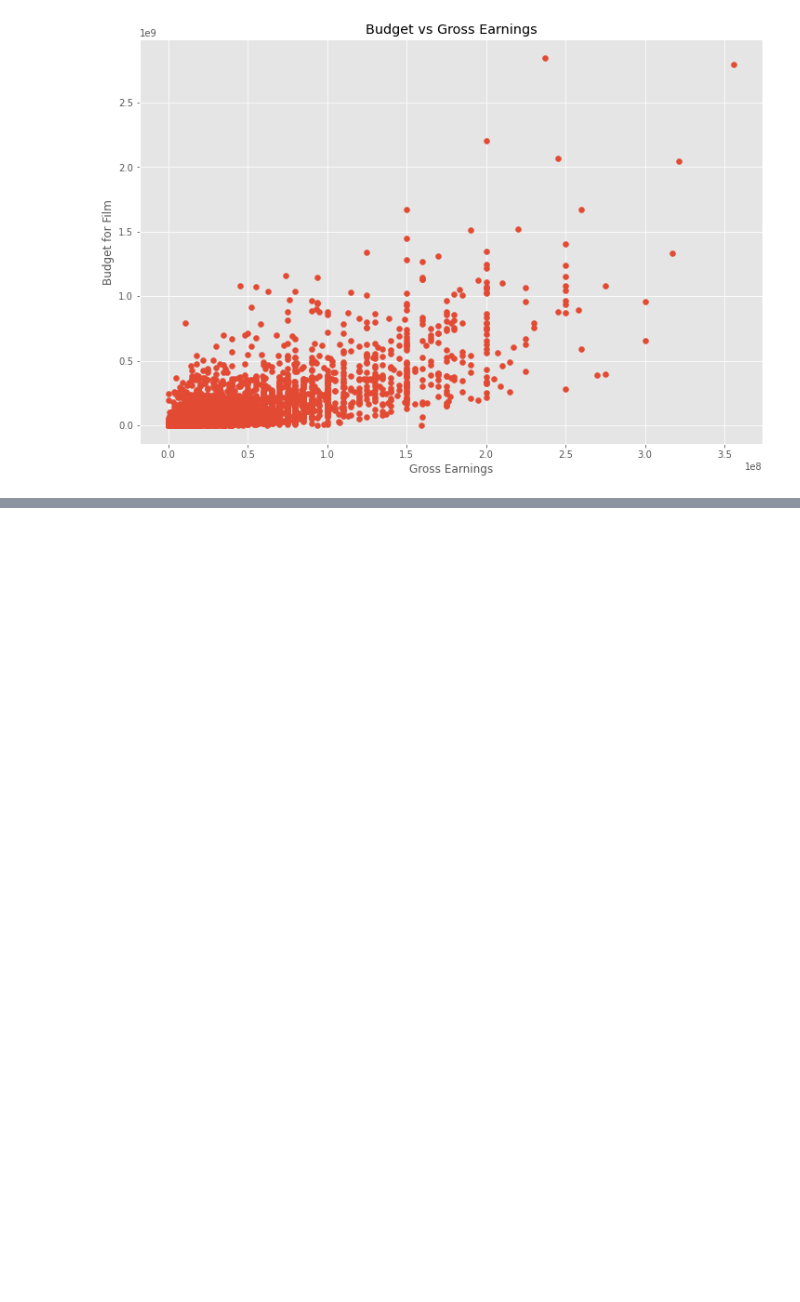
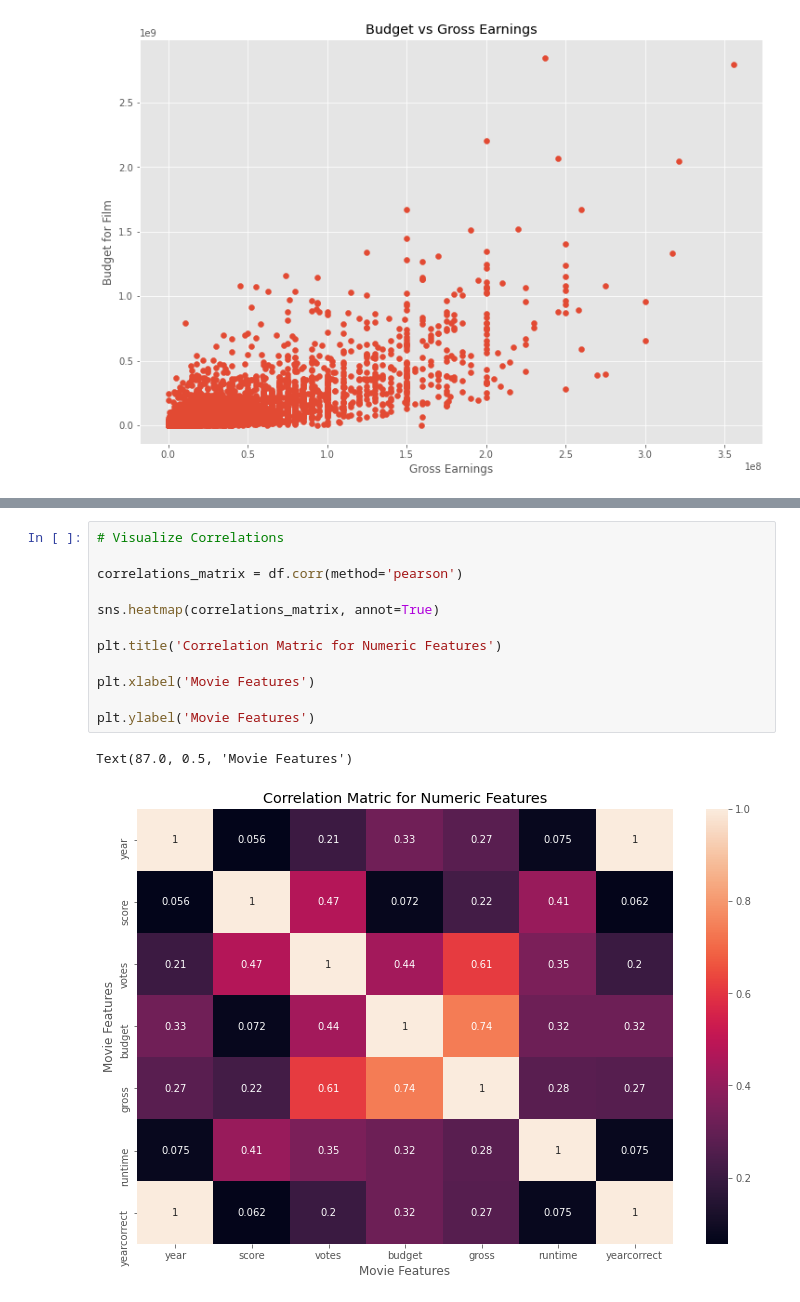
Before and after one commit to eb953/EricBanavong2, a Jupyter notebook: movies.ipynb, the cells around one changed output, grey strips where cells are left out. Cells and saved outputs as stored; diff of their text form; blank space fills up the shorter version.

```diff
--- a/movies.ipynb
+++ b/movies.ipynb
@@ -207,0 +221,15 @@ sns.regplot(x='budget', y='gross', data=df)
+# %%
+# Visualize Correlations
+
+correlations_matrix = df.corr(method='pearson')
+
+sns.heatmap(correlations_matrix, annot=True)
+
+plt.title('Correlation Matric for Numeric Features')
+
+plt.xlabel('Movie Features')
+
+plt.ylabel('Movie Features')
+# %% [output]
+Text(87.0, 0.5, 'Movie Features')
+[figure, added]
```
Also changed, not shown: parts of 2 cells of this notebook.
